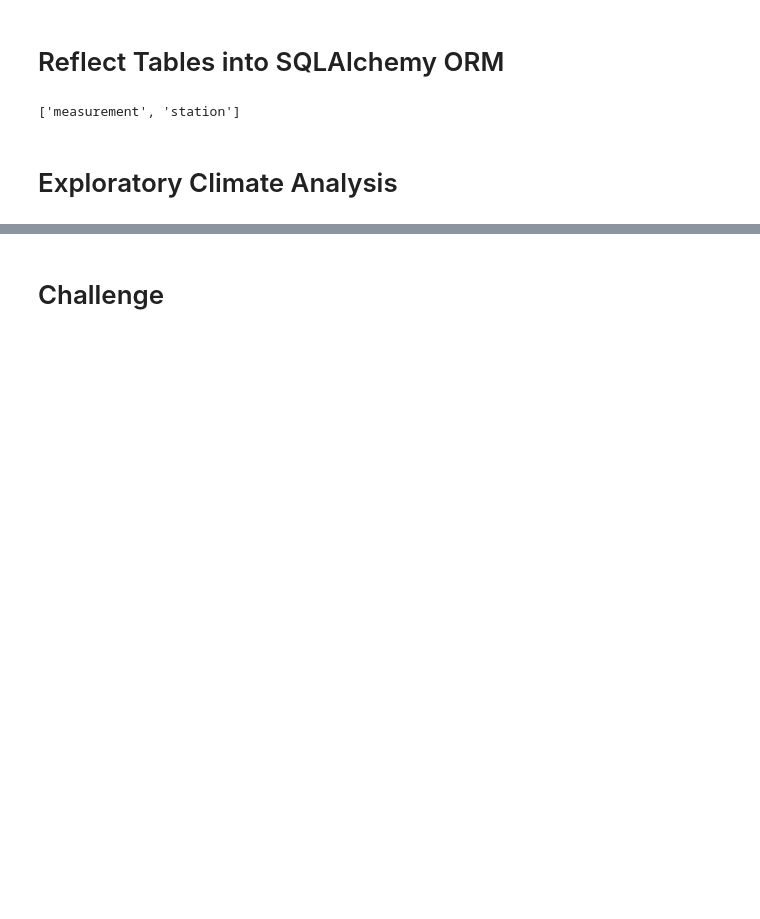
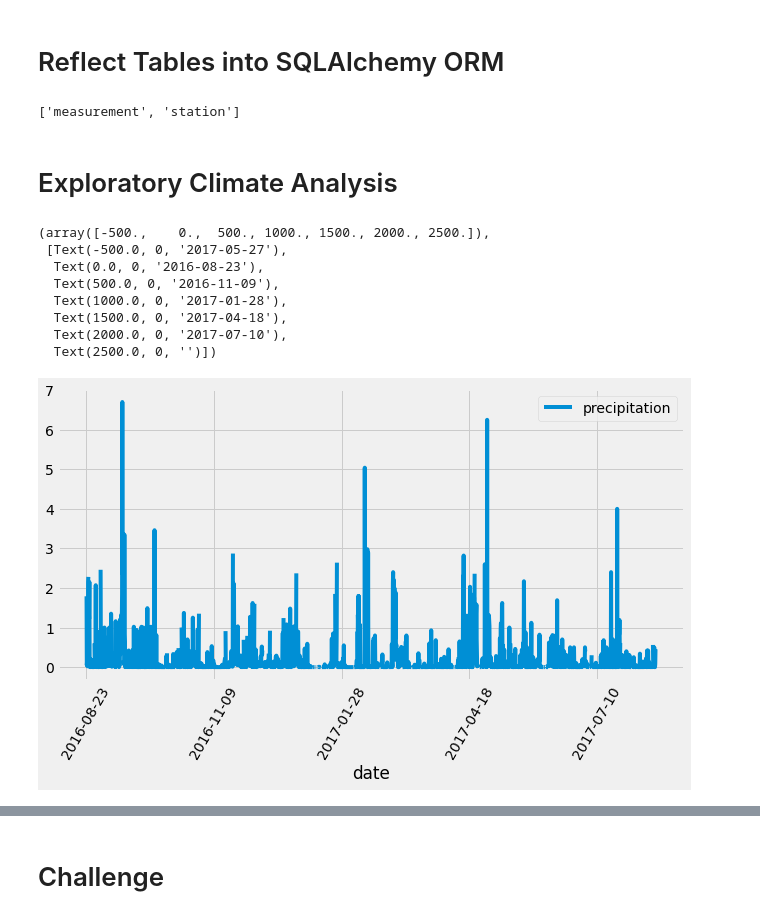
Before and after one commit to StephanieAShulman/AdvancedDataStorageNRetrieval, a Jupyter notebook: climate_analysis.ipynb, the cells around one changed output, grey strips where cells are left out. Drawn from its saved outputs; the diff is of its cells as text; code cells hidden in the pictures; blank space fills up the shorter version.

```diff
--- a/climate_analysis.ipynb
+++ b/climate_analysis.ipynb
@@ -18,7 +18,7 @@ from sqlalchemy.orm import Session
 from sqlalchemy import create_engine, func
 # %%
 # Set up connection the SQLite DB
-engine = create_engine("sqlite:///hawaii.sqlite")
+engine = create_engine("sqlite:///Resources/hawaii.sqlite")
 # %%
 # Reflect the existing database into a new model by creating a base class
 Base = automap_base()
@@ -45,16 +45,48 @@ session = Session(engine)
 # Exploratory Climate Analysis
 # %%
 # Design a query to retrieve the last 12 months of precipitation data and plot the results.
-#Starting from the last data point in the database.
+#Starting from the last data point in the database (the most recent date using dt.date()
+prev_year = dt.date(2017, 8, 23)
 
-# Calculate the date one year from the last date in data set.
+# Calculate the date one year from the last date in data set using dt.timedelta()
+prev_year = dt.date(2017, 8, 23) - dt.timedelta(days=365)
 
 # Perform a query to retrieve the data and precipitation scores
+# Create a variable to store query results
+results = []
+# Add the session with two parameters and filter on most recent data, extracting all the results from the query (.filter(), .all())
+results = session.query(Measurement.date, Measurement.prcp).filter(Measurement.date >= prev_year).all()
 
-# Save the query results as a Pandas DataFrame and set the index to the date column
+# Print the results
+#print(results)
 
-# Sort the dataframe by date
+# To access query results, save to Pandas df
+df = pd.DataFrame(results, columns=['date','precipitation'])
+#print(df)
+
+# To set the index (set_index()) to the date column, use inplace=True to modify existing df (without creating a new one)
+df.set_index(df['date'], inplace = True)
+#print(df)
+
+# And print the df without the index to avoid the duplicate date-date naming
+#print(df.to_string(index=False))
+
+# Sort the dataframe by date using the sort_index() fxn
+df = df.sort_index()
+#print(df.to_string(index=False))
 
 # Use Pandas Plotting with Matplotlib to plot the data
+df.plot(figsize=(10,5))
+plt.xticks(rotation=60)
+# %% [output]
+(array([-500.,    0.,  500., 1000., 1500., 2000., 2500.]),
+ [Text(-500.0, 0, '2017-05-27'),
+  Text(0.0, 0, '2016-08-23'),
+  Text(500.0, 0, '2016-11-09'),
+  Text(1000.0, 0, '2017-01-28'),
+  Text(1500.0, 0, '2017-04-18'),
+  Text(2000.0, 0, '2017-07-10'),
+  Text(2500.0, 0, '')])
+[figure, added]
 # %%
 # Use Pandas to calcualte the summary statistics for the precipitation data
```
Also changed, not shown: parts of 1 cell of this notebook.
